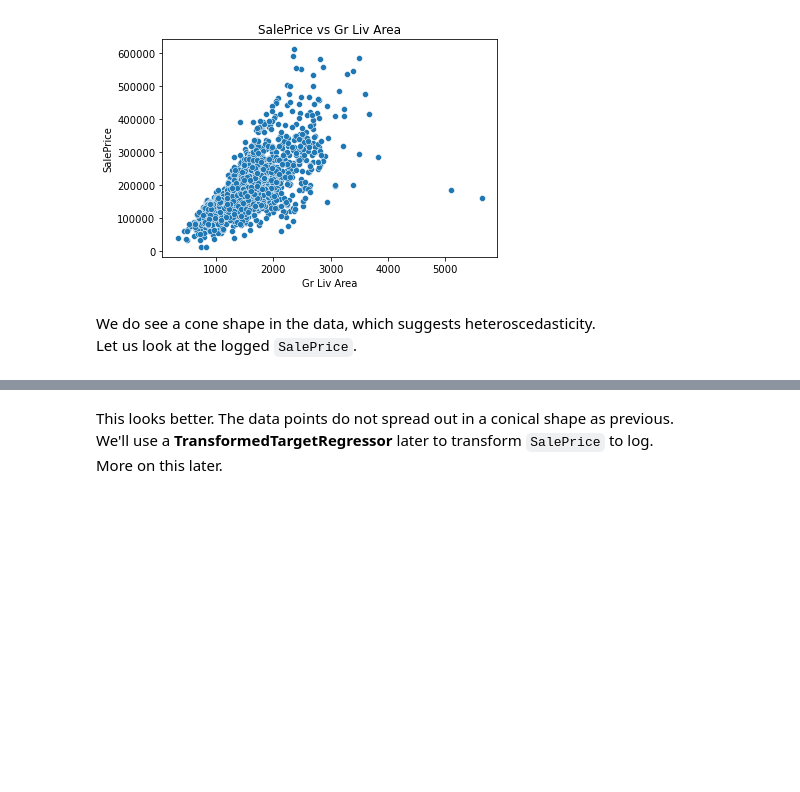
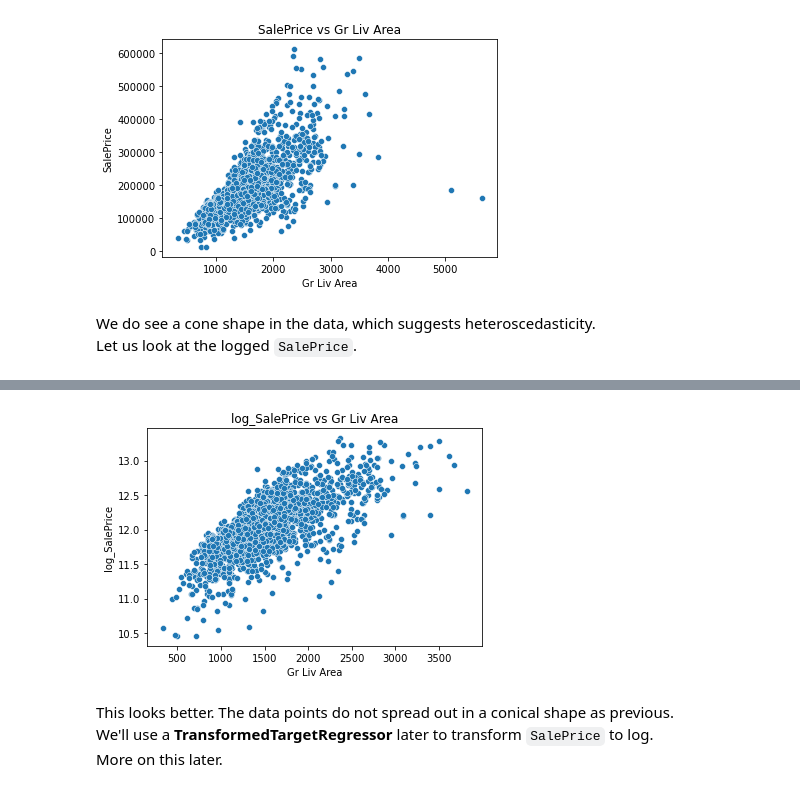
Before and after one commit to garyfoohw/GA_DSIF_project_2, a Jupyter notebook: code/01_EDA_correlation.ipynb, the cells around one changed output, grey strips where cells are left out. Cells and saved outputs as stored; diff of their text form; code cells hidden in the pictures; blank space fills up the shorter version.

```diff
--- a/code/01_EDA_correlation.ipynb
+++ b/code/01_EDA_correlation.ipynb
@@ -72,3 +87,7 @@ _,=sns.scatterplot(data=df,x="Gr Liv Area",y="log_SalePrice").set(title="log_Sal
+# %%
+_,=sns.scatterplot(data=df,x="Gr Liv Area",y="log_SalePrice").set(title="log_SalePrice vs Gr Liv Area")
+# %% [output]
+[figure, added]
 # %% [markdown]
 This looks better. The data points do not spread out in a conical shape as previous.
 We'll use a **TransformedTargetRegressor** later to transform `SalePrice` to log.
```
Also changed, not shown: parts of 17 cells of this notebook, 8 other files.
